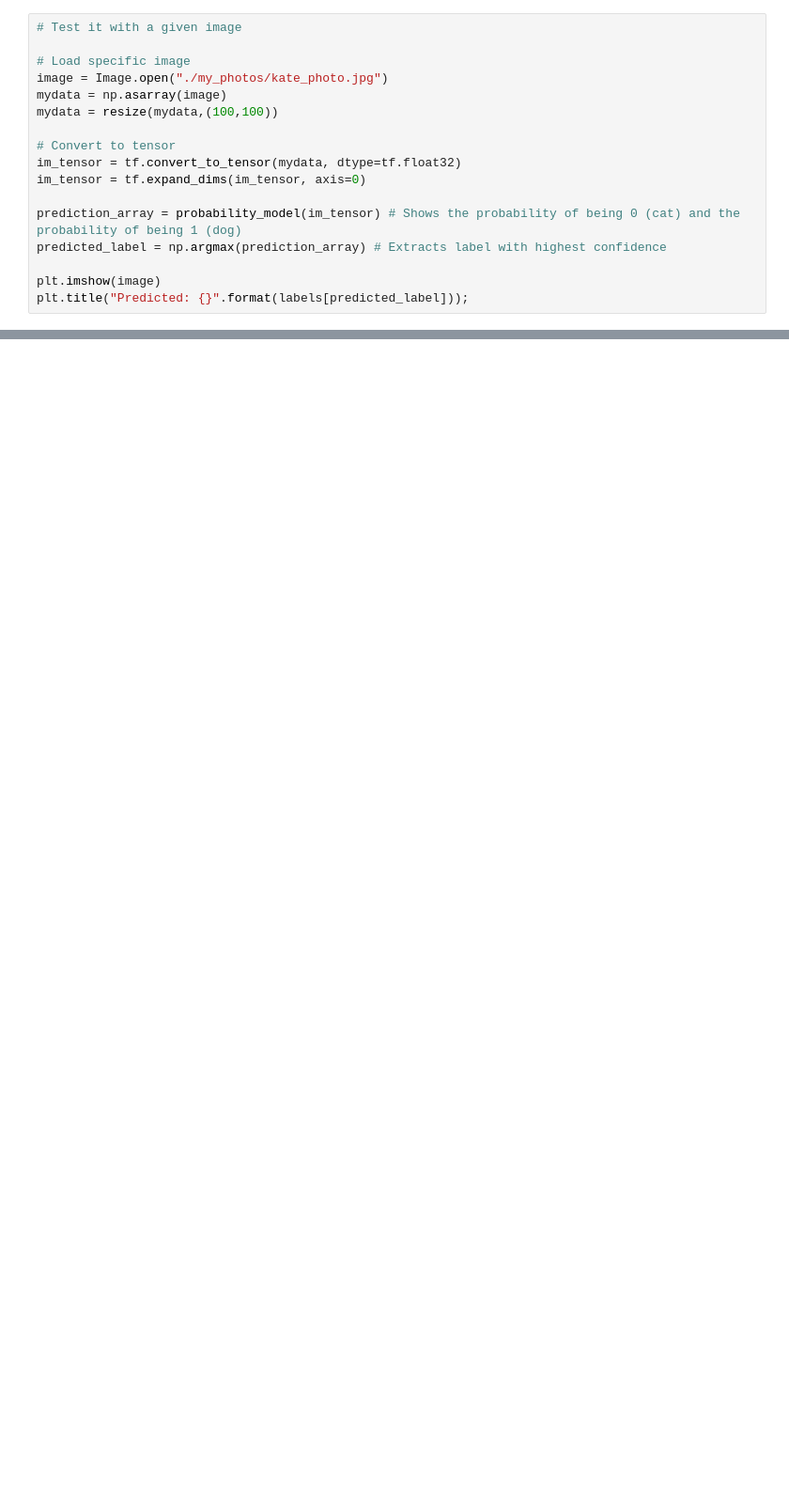
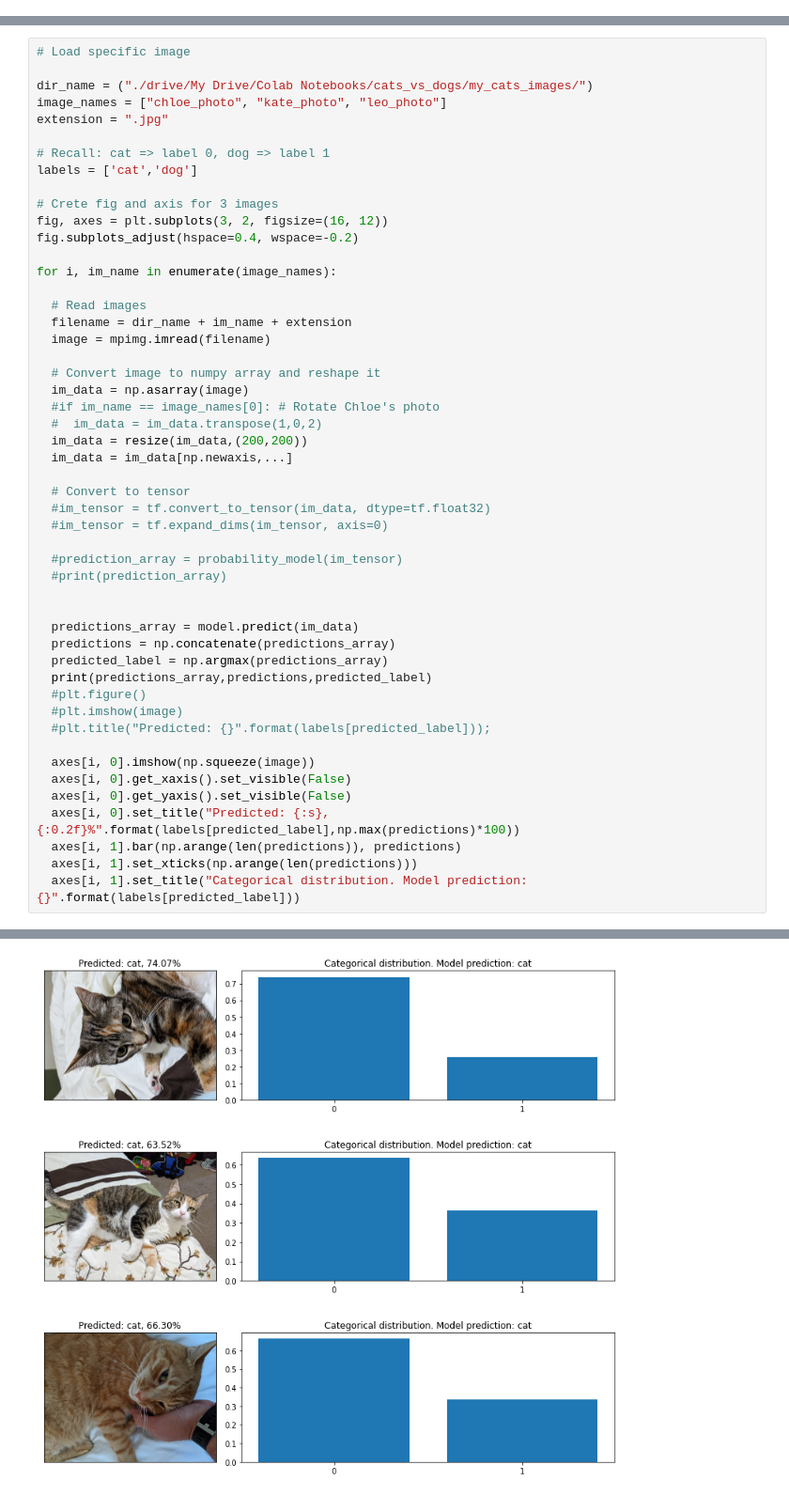
Before and after one commit to brunopjacob/ml_examples, a Jupyter notebook: 02_Keras_Cats_vs_Dogs/cats_vs_dogs.ipynb, the cells around one changed output, grey strips where cells are left out. Shown: that part at 94% size. Cells and saved outputs as stored; diff of their text form; blank space fills up the shorter version.

```diff
--- a/02_Keras_Cats_vs_Dogs/cats_vs_dogs.ipynb
+++ b/02_Keras_Cats_vs_Dogs/cats_vs_dogs.ipynb
@@ -207,17 +251,0 @@ plt.title("Predicted: {}".format(labels[predicted_label]));
-# %%
-# Test it with a given image
-
-# Load specific image
-image = Image.open("./my_photos/kate_photo.jpg")
-mydata = np.asarray(image)
-mydata = resize(mydata,(100,100))
-
-# Convert to tensor
-im_tensor = tf.convert_to_tensor(mydata, dtype=tf.float32)
-im_tensor = tf.expand_dims(im_tensor, axis=0)
-
-prediction_array = probability_model(im_tensor) # Shows the probability of being 0 (cat) and the probability of being 1 (dog)
-predicted_label = np.argmax(prediction_array) # Extracts label with highest confidence
-
-plt.imshow(image)
-plt.title("Predicted: {}".format(labels[predicted_label]));
@@ -248,0 +256,51 @@ plt.title("Predicted: {}".format(labels[predicted_label]));
+# %%
+# Load specific image
+
+dir_name = ("./drive/My Drive/Colab Notebooks/cats_vs_dogs/my_cats_images/")
+image_names = ["chloe_photo", "kate_photo", "leo_photo"]
+extension = ".jpg"
+
+# Recall: cat => label 0, dog => label 1
+labels = ['cat','dog']
+
+# Crete fig and axis for 3 images
+fig, axes = plt.subplots(3, 2, figsize=(16, 12))
+fig.subplots_adjust(hspace=0.4, wspace=-0.2)
+
+for i, im_name in enumerate(image_names):
+
+  # Read images
+  filename = dir_name + im_name + extension
+  image = mpimg.imread(filename)
+
+  # Convert image to numpy array and reshape it
+  im_data = np.asarray(image)
+  #if im_name == image_names[0]: # Rotate Chloe's photo
+  #  im_data = im_data.transpose(1,0,2)
+  im_data = resize(im_data,(200,200))
+  im_data = im_data[np.newaxis,...]
+
+  # Convert to tensor
+  #im_tensor = tf.convert_to_tensor(im_data, dtype=tf.float32)
+  #im_tensor = tf.expand_dims(im_tensor, axis=0)
+
+  #prediction_array = probability_model(im_tensor)
+  #print(prediction_array)
+
+
+  predictions_array = model.predict(im_data)
+  predictions = np.concatenate(predictions_array)
+  predicted_label = np.argmax(predictions_array)
+  print(predictions_array,predictions,predicted_label)
+  #plt.figure()
+  #plt.imshow(image)
+  #plt.title("Predicted: {}".format(labels[predicted_label]));
+
+  axes[i, 0].imshow(np.squeeze(image))
+  axes[i, 0].get_xaxis().set_visible(False)
+  axes[i, 0].get_yaxis().set_visible(False)
+  axes[i, 0].set_title("Predicted: {:s}, {:0.2f}%".format(labels[predicted_label],np.max(predictions)*100))
+  axes[i, 1].bar(np.arange(len(predictions)), predictions)
+  axes[i, 1].set_xticks(np.arange(len(predictions)))
+  axes[i, 1].set_title("Categorical distribution. Model prediction: {}".format(labels[predicted_label]))
+# %% [output]
@@ -248,0 +310 @@ plt.title("Predicted: {}".format(labels[predicted_label]));
+[figure, added]
```
Also changed, not shown: parts of 23 cells of this notebook.
